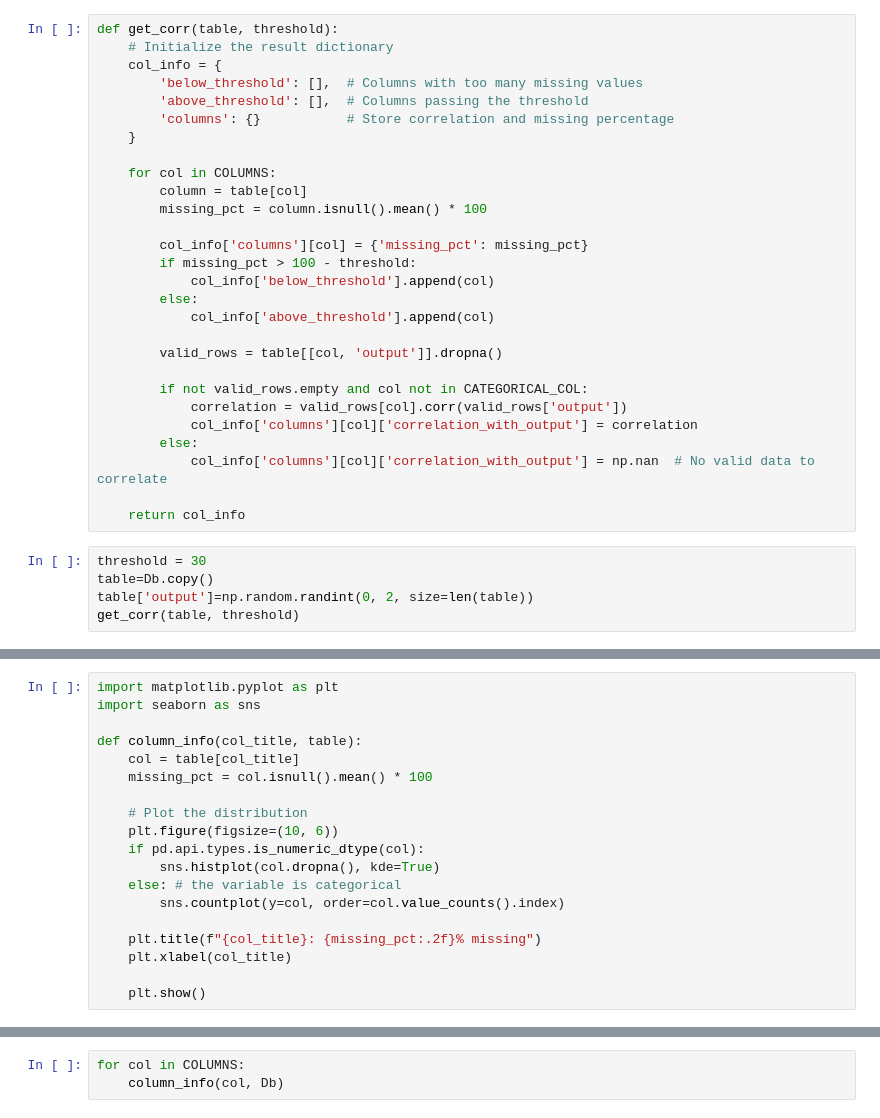
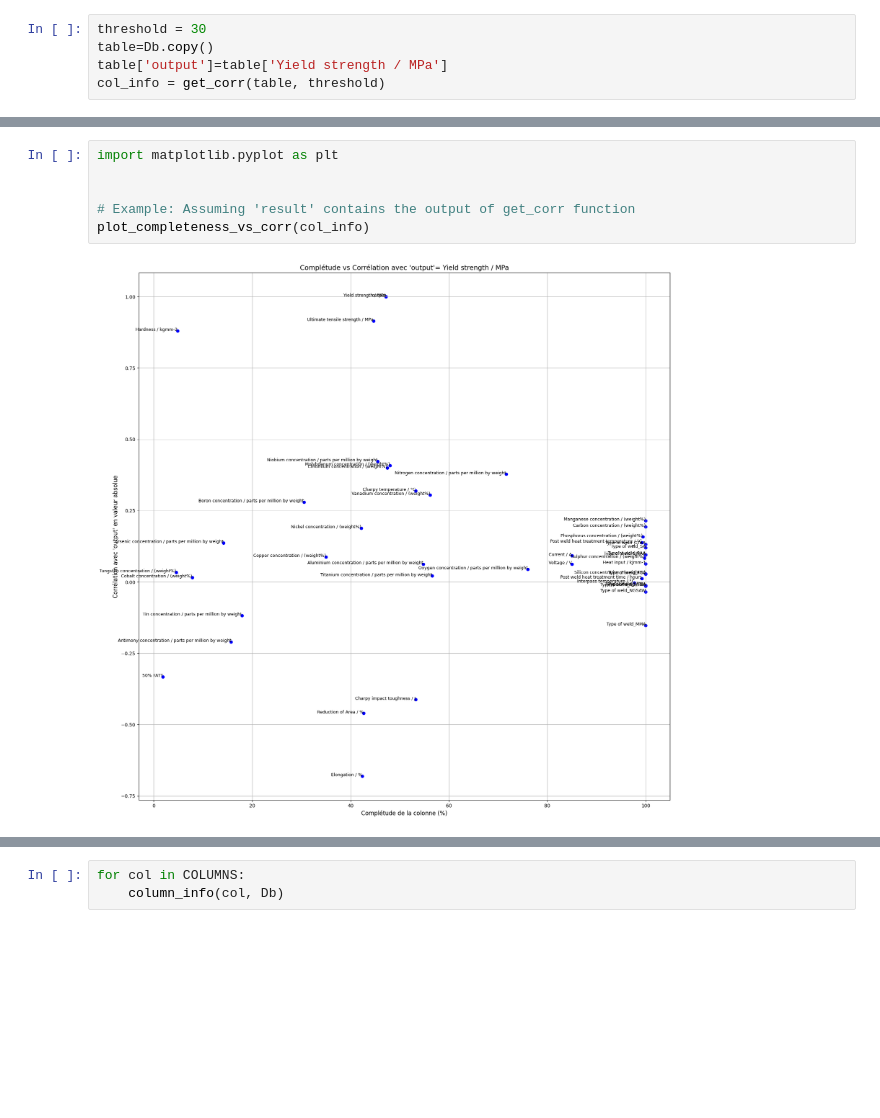
Before and after one commit to MatteoDebart/apprAuto-projet, a Jupyter notebook: Untitled-1.ipynb, the cells around one changed output, grey strips where cells are left out. Cells and saved outputs as stored; diff of their text form; blank space fills up the shorter version.

Commit message:
formatting categorical values

```diff
--- a/Untitled-1.ipynb
+++ b/Untitled-1.ipynb
@@ -8,33 +10,5 @@ Db = create_dataframe(file_path)
-# %%
-def get_corr(table, threshold):
-    # Initialize the result dictionary
-    col_info = {
-        'below_threshold': [],  # Columns with too many missing values
-        'above_threshold': [],  # Columns passing the threshold
-        'columns': {}           # Store correlation and missing percentage
-    }
-
-    for col in COLUMNS:
-        column = table[col]
-        missing_pct = column.isnull().mean() * 100
-
-        col_info['columns'][col] = {'missing_pct': missing_pct}
-        if missing_pct > 100 - threshold:
-            col_info['below_threshold'].append(col)
-        else:
-            col_info['above_threshold'].append(col)
-
-        valid_rows = table[[col, 'output']].dropna()
-
-        if not valid_rows.empty and col not in CATEGORICAL_COL:
-            correlation = valid_rows[col].corr(valid_rows['output'])
-            col_info['columns'][col]['correlation_with_output'] = correlation
-        else:
-            col_info['columns'][col]['correlation_with_output'] = np.nan  # No valid data to correlate
-
-    return col_info
 # %%
 threshold = 30
 table=Db.copy()
-table['output']=np.random.randint(0, 2, size=len(table))
-get_corr(table, threshold)
+table['output']=table['Yield strength / MPa']
+col_info = get_corr(table, threshold)
@@ -59,19 +15,8 @@ get_corr(table, threshold)
-# %%
-import matplotlib.pyplot as plt
-import seaborn as sns
-
-def column_info(col_title, table):
-    col = table[col_title]
-    missing_pct = col.isnull().mean() * 100
-
-    # Plot the distribution
-    plt.figure(figsize=(10, 6))
-    if pd.api.types.is_numeric_dtype(col):
-        sns.histplot(col.dropna(), kde=True)
-    else: # the variable is categorical
-        sns.countplot(y=col, order=col.value_counts().index)
-
-    plt.title(f"{col_title}: {missing_pct:.2f}% missing")
-    plt.xlabel(col_title)
-
-    plt.show()
+# %%
+import matplotlib.pyplot as plt
+
+
+# Example: Assuming 'result' contains the output of get_corr function
+plot_completeness_vs_corr(col_info)
+# %% [output]
+[figure, added]
```
Also changed, not shown: parts of 7 cells of this notebook, 4 other files.
